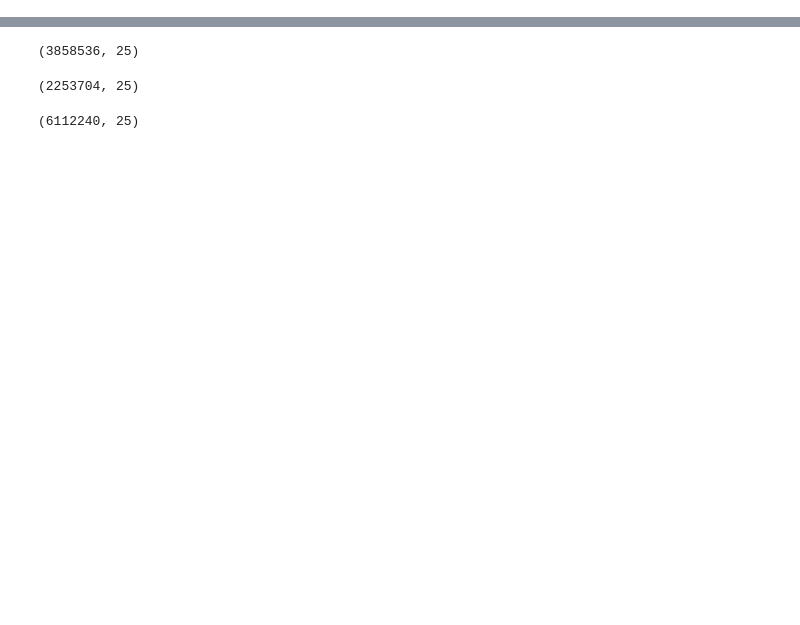
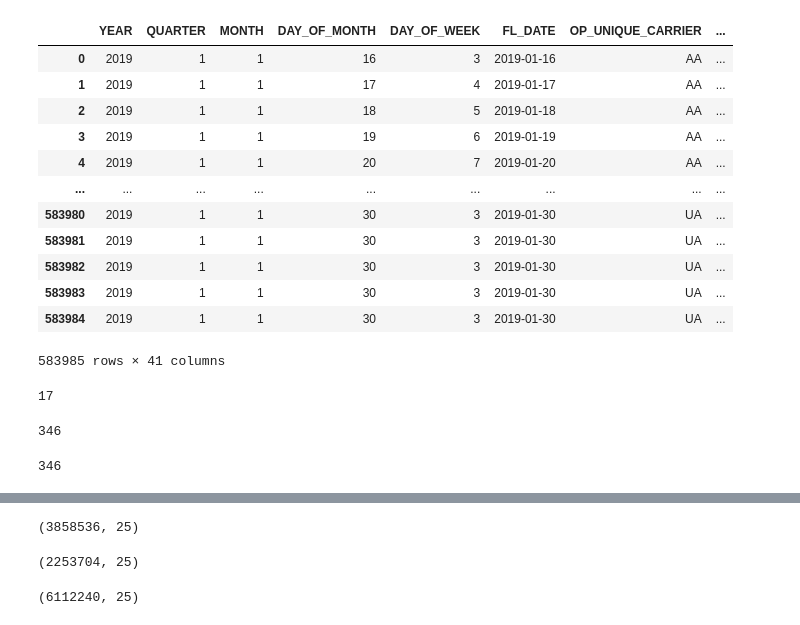
Before and after one commit to bjackany/Flight_delay_predictor, a Jupyter notebook: Scratch folder/EDA_2019_2020.ipynb, the cells around one changed output, grey strips where cells are left out. Drawn from its saved outputs; the diff is of its cells as text; code cells hidden in the pictures; blank space fills up the shorter version.

```diff
--- a/Scratch folder/EDA_2019_2020.ipynb
+++ b/Scratch folder/EDA_2019_2020.ipynb
@@ -6,3 +6,32 @@ import scipy.stats as stats
 import seaborn as sns
 import missingno as msno
 import seaborn as sns
+# %%
+a = pd.read_csv('../Data/raw_data/2019/1jan2019report.csv')
+a
+# %% [output]
+|  | YEAR | QUARTER | MONTH | DAY_OF_MONTH | DAY_OF_WEEK | FL_DATE | OP_UNIQUE_CARRIER | ... |
+| 0 | 2019 | 1 | 1 | 16 | 3 | 2019-01-16 | AA | ... |
+| 1 | 2019 | 1 | 1 | 17 | 4 | 2019-01-17 | AA | ... |
+| 2 | 2019 | 1 | 1 | 18 | 5 | 2019-01-18 | AA | ... |
+| 3 | 2019 | 1 | 1 | 19 | 6 | 2019-01-19 | AA | ... |
+| 4 | 2019 | 1 | 1 | 20 | 7 | 2019-01-20 | AA | ... |
+| ... | ... | ... | ... | ... | ... | ... | ... | ... |
+| 583980 | 2019 | 1 | 1 | 30 | 3 | 2019-01-30 | UA | ... |
+| 583981 | 2019 | 1 | 1 | 30 | 3 | 2019-01-30 | UA | ... |
+| 583982 | 2019 | 1 | 1 | 30 | 3 | 2019-01-30 | UA | ... |
+| 583983 | 2019 | 1 | 1 | 30 | 3 | 2019-01-30 | UA | ... |
+| 583984 | 2019 | 1 | 1 | 30 | 3 | 2019-01-30 | UA | ... |
+583985 rows × 41 columns
+# %%
+a['OP_UNIQUE_CARRIER'].nunique()
+# %% [output]
+17
+# %%
+a['DEST'].nunique()
+# %% [output]
+346
+# %%
+a['ORIGIN'].nunique()
+# %% [output]
+346
```
Also changed, not shown: parts of 3 cells of this notebook, 3 other files.
